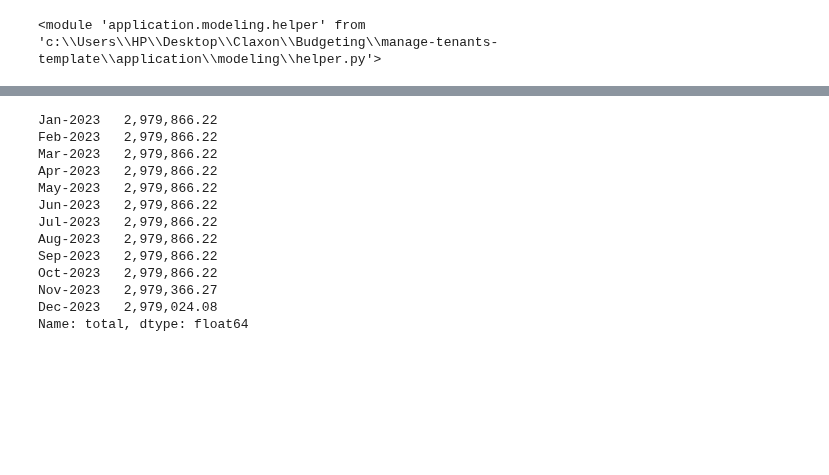
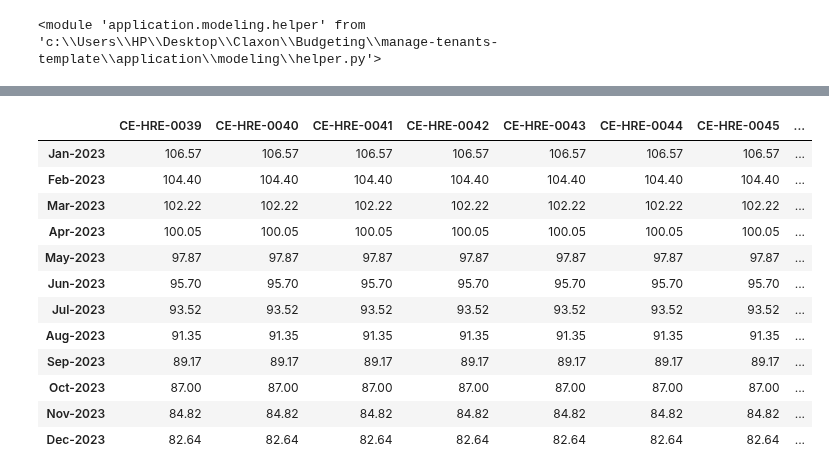
Before and after one commit to judahtc/manage-tenants-template, a Jupyter notebook: notebook_aws.ipynb, the cells around one changed output, grey strips where cells are left out. Drawn from its saved outputs; the diff is of its cells as text; code cells hidden in the pictures; blank space fills up the shorter version.

```diff
--- a/notebook_aws.ipynb
+++ b/notebook_aws.ipynb
@@ -23,23 +43,22 @@ MONTHS_TO_FORECAST = 12
 # %%
 file_stage = FileStage.intermediate
 net_book_values_df = wr.s3.read_parquet(
     f"s3://{bucket_name}/project_{project_id}/{file_stage.value}/net_book_values_df.parquet",
     boto3_session=MY_SESSION,
 )
 
-
-net_book_values_df['total']
+net_book_values_df
 # %% [output]
-Jan-2023   2,979,866.22
-Feb-2023   2,979,866.22
-Mar-2023   2,979,866.22
-Apr-2023   2,979,866.22
-May-2023   2,979,866.22
-Jun-2023   2,979,866.22
-Jul-2023   2,979,866.22
-Aug-2023   2,979,866.22
-Sep-2023   2,979,866.22
-Oct-2023   2,979,866.22
-Nov-2023   2,979,366.27
-Dec-2023   2,979,024.08
-Name: total, dtype: float64
+|  | CE-HRE-0039 | CE-HRE-0040 | CE-HRE-0041 | CE-HRE-0042 | CE-HRE-0043 | CE-HRE-0044 | CE-HRE-0045 | ... |
+| Jan-2023 | 106.57 | 106.57 | 106.57 | 106.57 | 106.57 | 106.57 | 106.57 | ... |
+| Feb-2023 | 104.40 | 104.40 | 104.40 | 104.40 | 104.40 | 104.40 | 104.40 | ... |
+| Mar-2023 | 102.22 | 102.22 | 102.22 | 102.22 | 102.22 | 102.22 | 102.22 | ... |
+| Apr-2023 | 100.05 | 100.05 | 100.05 | 100.05 | 100.05 | 100.05 | 100.05 | ... |
+| May-2023 | 97.87 | 97.87 | 97.87 | 97.87 | 97.87 | 97.87 | 97.87 | ... |
+| Jun-2023 | 95.70 | 95.70 | 95.70 | 95.70 | 95.70 | 95.70 | 95.70 | ... |
+| Jul-2023 | 93.52 | 93.52 | 93.52 | 93.52 | 93.52 | 93.52 | 93.52 | ... |
+| Aug-2023 | 91.35 | 91.35 | 91.35 | 91.35 | 91.35 | 91.35 | 91.35 | ... |
+| Sep-2023 | 89.17 | 89.17 | 89.17 | 89.17 | 89.17 | 89.17 | 89.17 | ... |
+| Oct-2023 | 87.00 | 87.00 | 87.00 | 87.00 | 87.00 | 87.00 | 87.00 | ... |
+| Nov-2023 | 84.82 | 84.82 | 84.82 | 84.82 | 84.82 | 84.82 | 84.82 | ... |
+| Dec-2023 | 82.64 | 82.64 | 82.64 | 82.64 | 82.64 | 82.64 | 82.64 | ... |
```
Also changed, not shown: parts of 1 cell of this notebook, 2 other files.
